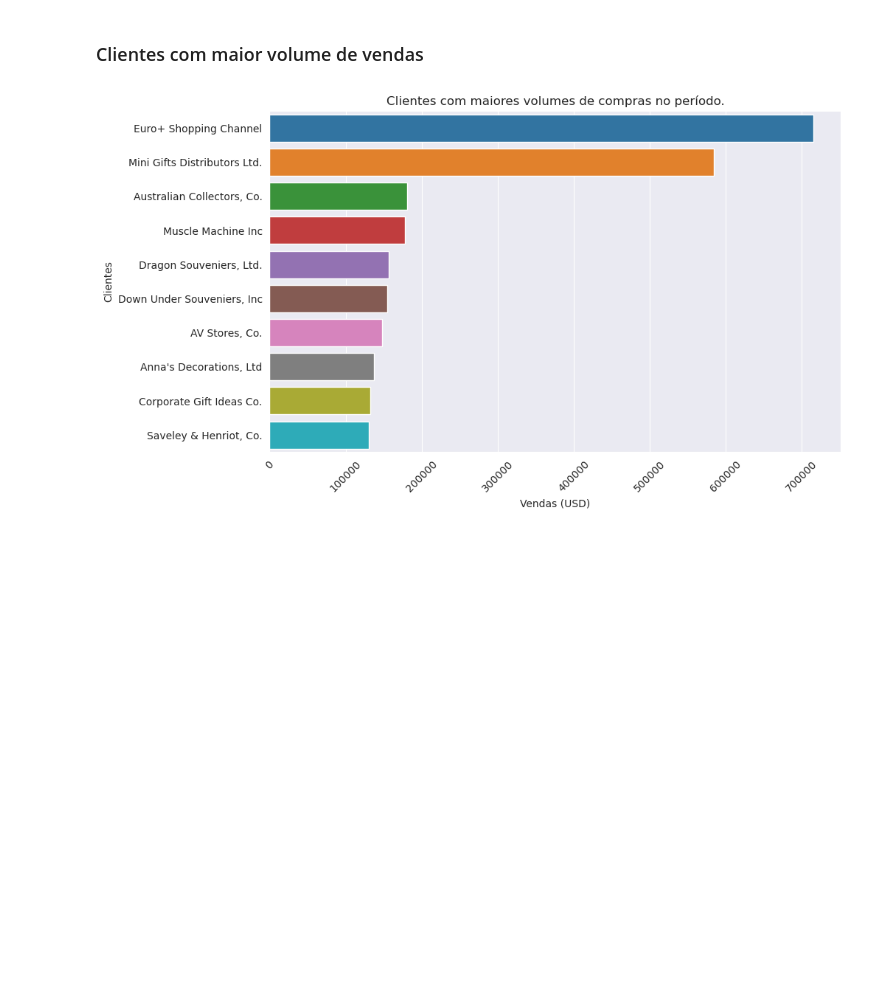
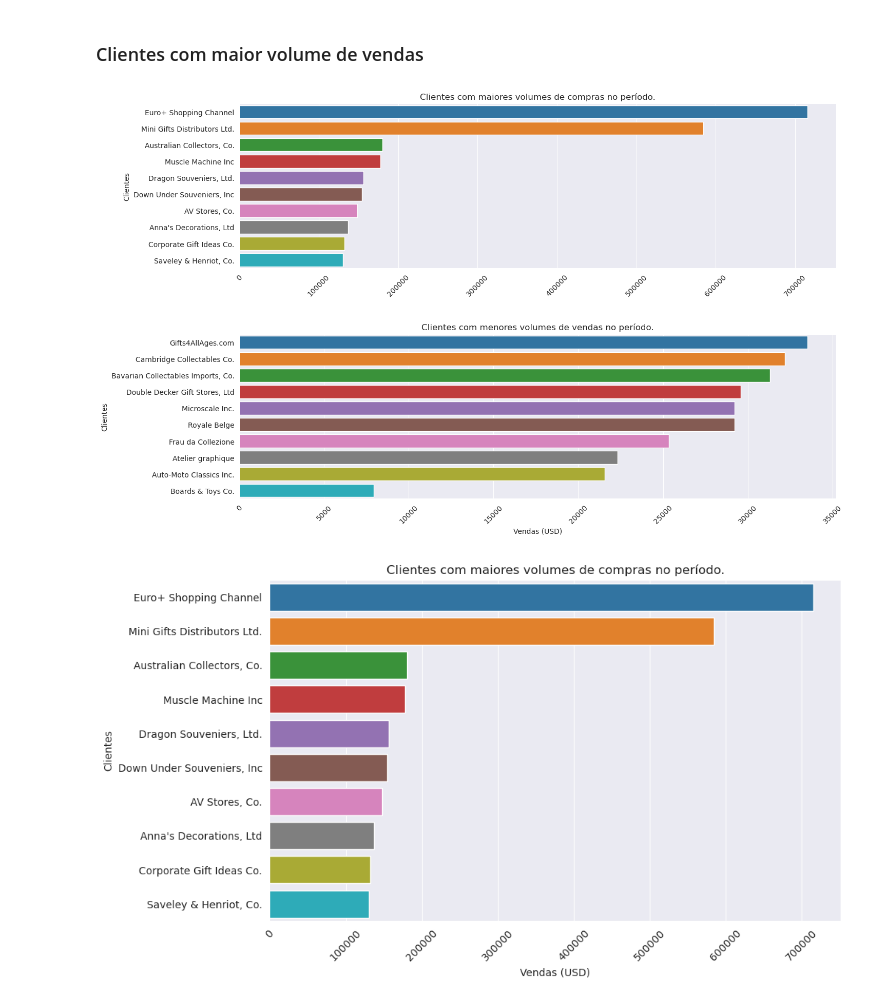
Before and after one commit to pveinberg/Curso_DataScience_Minsait, a Jupyter notebook: Notebooks/Aula01/Pandas_Sql_v02.ipynb, the cells around one changed output. Drawn from its saved outputs; the diff is of its cells as text; code cells hidden in the pictures; blank space fills up the shorter version.

Commit message:
Introduce subplots

```diff
--- a/Notebooks/Aula01/Pandas_Sql_v02.ipynb
+++ b/Notebooks/Aula01/Pandas_Sql_v02.ipynb
@@ -173,6 +173,27 @@ vendas_clientes = query(q)
 agg_vendas = vendas_clientes.groupby('customerName')['amount'].sum().sort_values(ascending=False).reset_index()
 head10 = agg_vendas.head(10)
 tail10 = agg_vendas.tail(10)
+# %%
+fig = plt.figure(figsize=(15,10))
+fig.subplots_adjust(hspace=0.4, wspace=0.4)
+
+plt.subplot(2, 1, 1)
+sns.barplot(data=head10, y='customerName', x='amount', orient='h')
+plt.xlabel(None)
+plt.ylabel('Clientes')
+plt.title('Clientes com maiores volumes de compras no período.')
+plt.xticks(rotation=45)
+
+plt.subplot(2, 1, 2)
+sns.barplot(data=tail10, y='customerName', x='amount', orient='h')
+plt.xlabel('Vendas (USD)')
+plt.ylabel('Clientes')
+plt.title('Clientes com menores volumes de vendas no período.')
+plt.xticks(rotation=45)
+
+plt.show()
+# %% [output]
+[figure, added]
 # %%
 def build_barplot_chart(df_, title_):
     plt.figure(figsize=(10,6))
```
